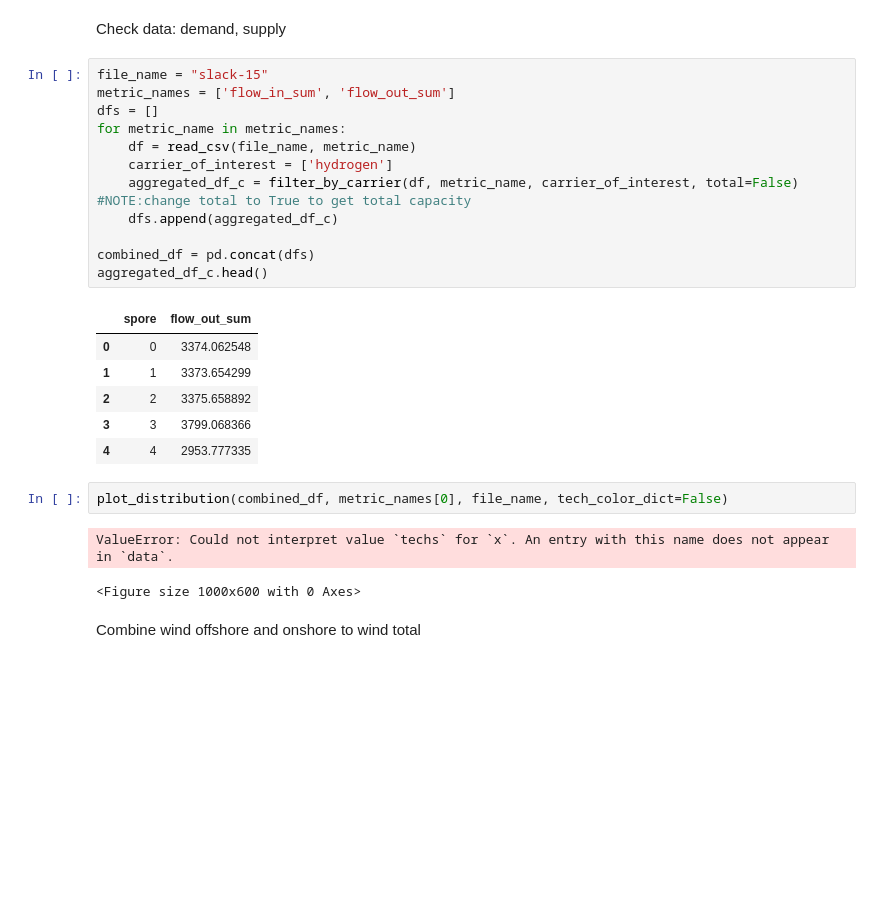
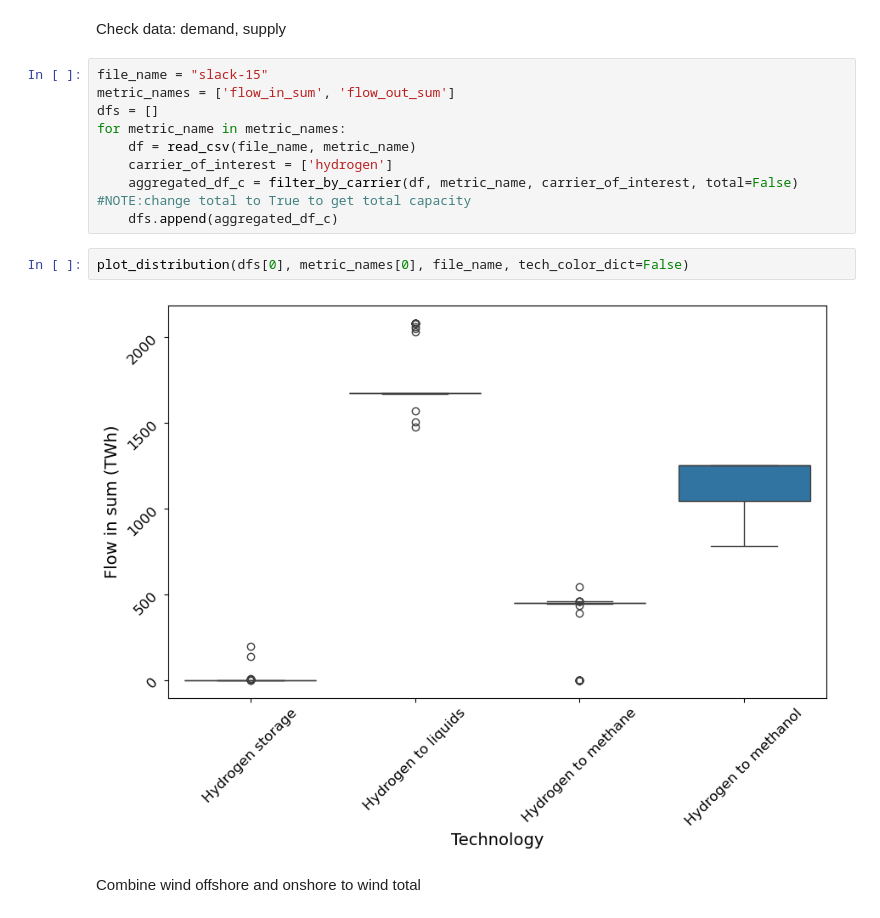
Before and after one commit to gnawin/mgaPlots, a Jupyter notebook: plot.ipynb, the cells around one changed output. Saved outputs shown, nothing was run; the diff lists cells and outputs as text; blank space fills up the shorter version.

```diff
--- a/plot.ipynb
+++ b/plot.ipynb
@@ -198,21 +209,10 @@ for metric_name in metric_names:
     carrier_of_interest = ['hydrogen']
     aggregated_df_c = filter_by_carrier(df, metric_name, carrier_of_interest, total=False) #NOTE:change total to True to get total capacity
     dfs.append(aggregated_df_c)
-
-combined_df = pd.concat(dfs)
-aggregated_df_c.head()
-# %% [output]
-|  | spore | flow_out_sum |
-| 0 | 0 | 3374.062548 |
-| 1 | 1 | 3373.654299 |
-| 2 | 2 | 3375.658892 |
-| 3 | 3 | 3799.068366 |
-| 4 | 4 | 2953.777335 |
 # %%
-plot_distribution(combined_df, metric_names[0], file_name, tech_color_dict=False)
+plot_distribution(dfs[0], metric_names[0], file_name, tech_color_dict=False)
 # %% [output]
-ValueError: Could not interpret value `techs` for `x`. An entry with this name does not appear in `data`.
-<Figure size 1000x600 with 0 Axes>
+[figure, added]
 # %% [markdown]
 Combine wind offshore and onshore to wind total
 # %%
```
Also changed, not shown: parts of 4 cells of this notebook, 1 other file.
